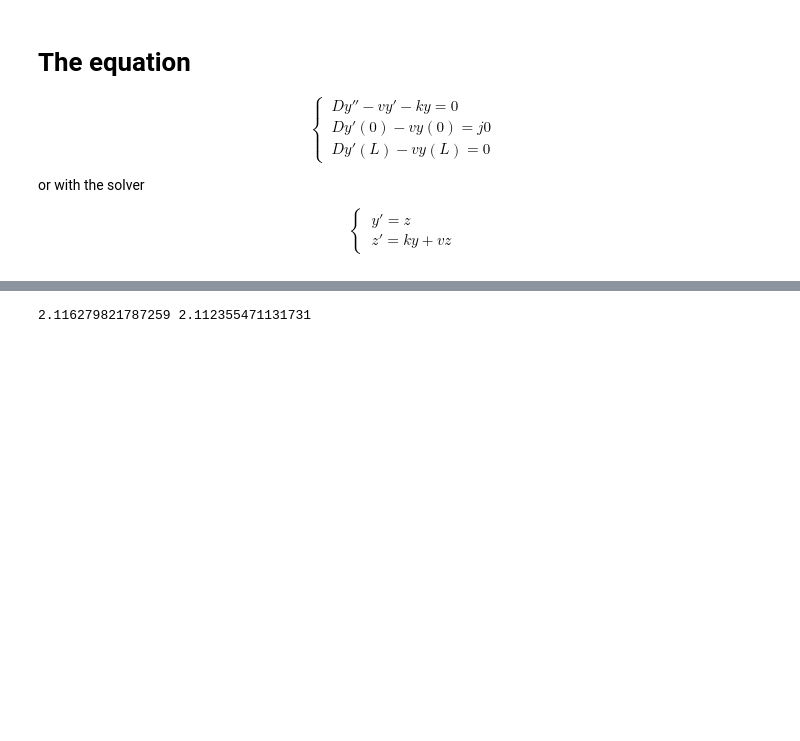
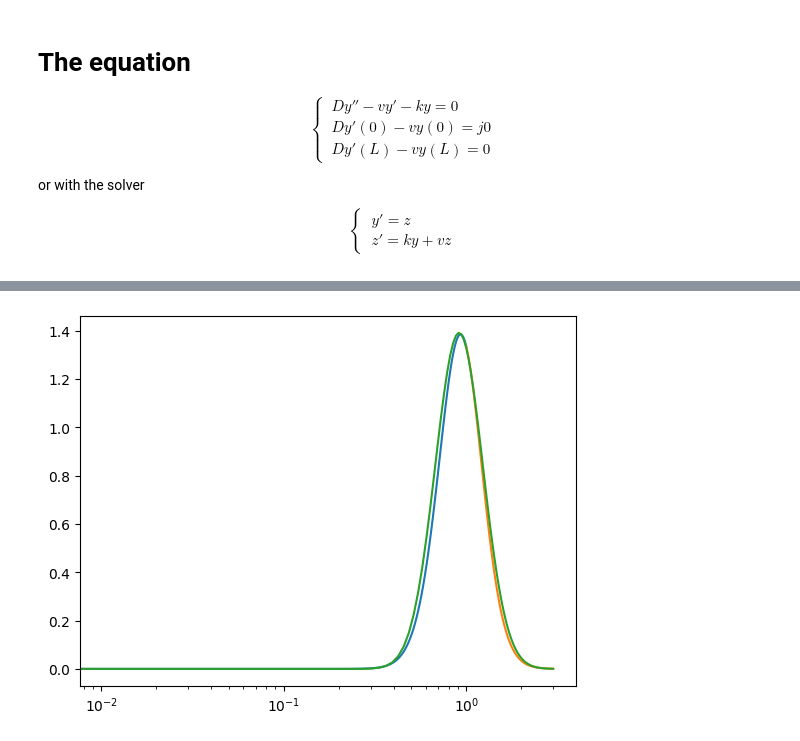
Before and after one commit to janko-petkovic/drawer, a Jupyter notebook: notebooks/tests.ipynb, the cells around one changed output, grey strips where cells are left out. Cells and saved outputs as stored; diff of their text form; code cells hidden in the pictures; blank space fills up the shorter version.

```diff
--- a/notebooks/tests.ipynb
+++ b/notebooks/tests.ipynb
@@ -73,7 +75,32 @@ ax.legend()
 # %%
-yL = y_plot[0]
-yyL = (y_plot[1] - y_plot[0])/0.01
+import numpy as np
+import matplotlib.pyplot as plt
+from scipy.special import poch, factorial
+from scipy.stats import lognorm
 
-print(D*yyL, v*yL + j0)
+def g(x):
+    res = 0
+    for n in range(13):
+        res += poch(26, n) * poch(-12, n) / poch(39, n) * x**n / factorial(n)
+
+    return res*x**(12)*6e4
+
+def h(x):
+    res = 0
+    for n in range(13):
+        res += poch(26, n) * poch(-12, n) / poch(39, n) * x**(-n) / factorial(n)
+
+    return res*x**(-14)*6e4
+
+x_left = np.linspace(0,1,100)
+x_right = np.linspace(1,3,100)
+x_tot = np.linspace(0,3,100)
+
+plt.plot(x_left, g(x_left))
+plt.plot(x_right, h(x_right))
+
+plt.plot(x_tot, lognorm.pdf(x_tot, 0.30))
+
+plt.gca().set_xscale('log')
 # %% [output]
-2.116279821787259 2.112355471131731
+[figure, added]
```
Also changed, not shown: parts of 3 cells of this notebook, 38 other files.
